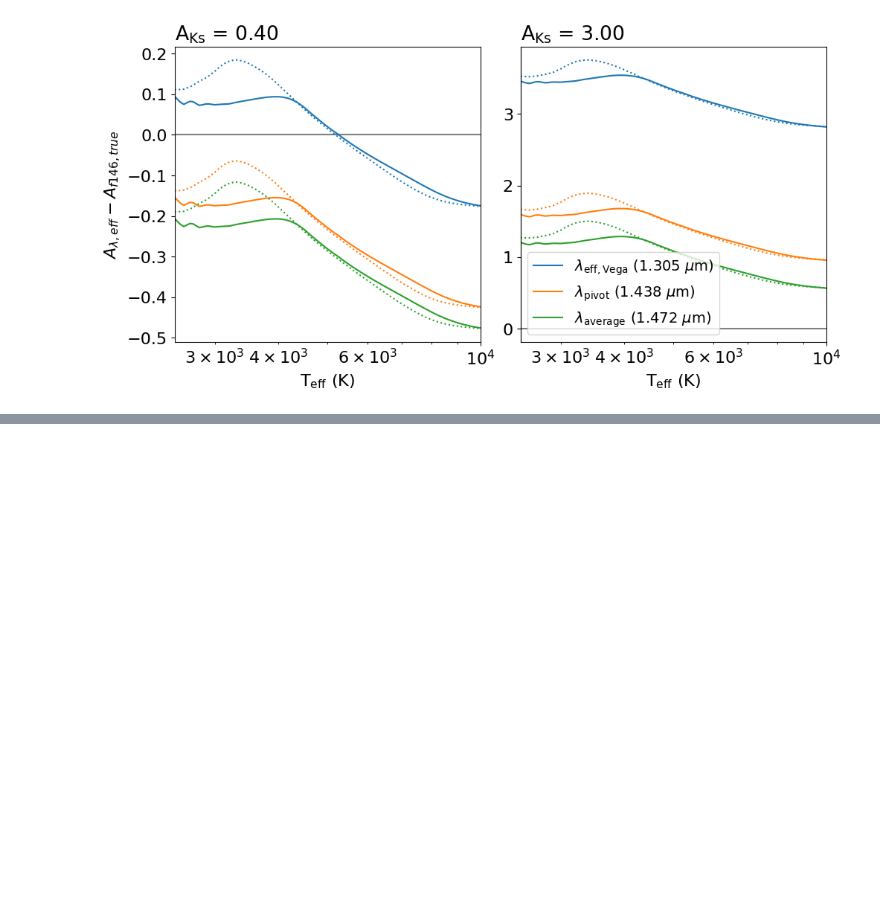
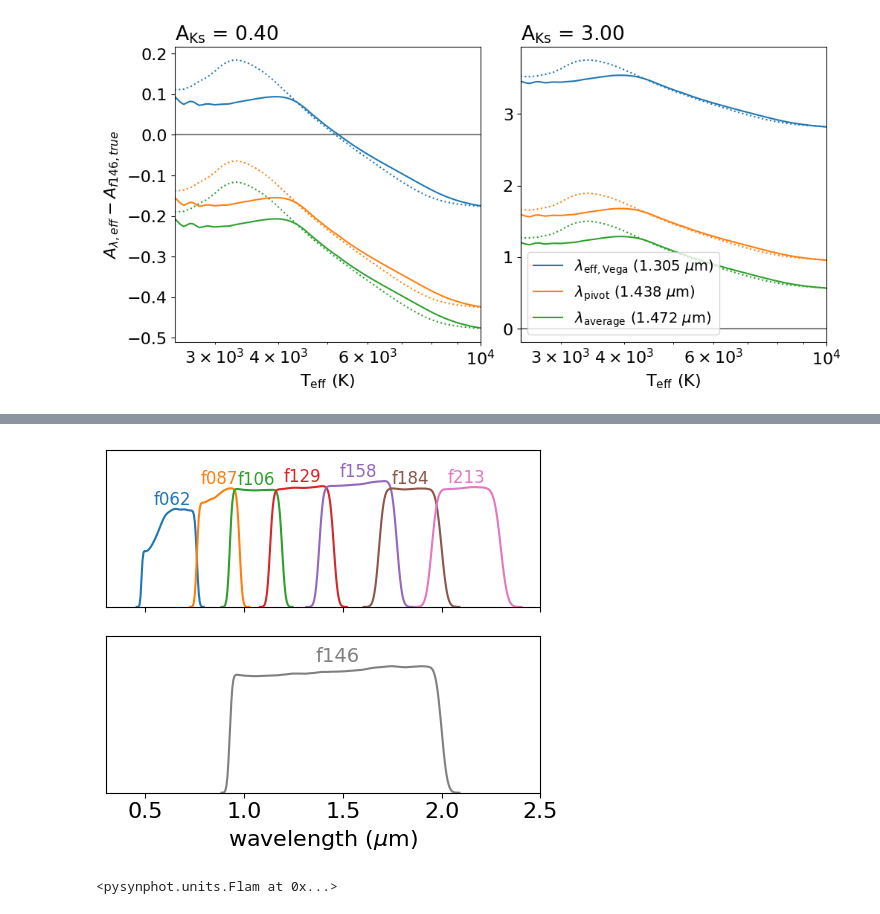
Before and after one commit to hustonm/filter_extinction, a Jupyter notebook: roman_fitting_notebooks/plot_true_roman_extinction.ipynb, the cells around one changed output, grey strips where cells are left out. Drawn from its saved outputs; the diff is of its cells as text; code cells hidden in the pictures; blank space fills up the shorter version.

Commit message:
add spectrum plots

```diff
--- a/roman_fitting_notebooks/plot_true_roman_extinction.ipynb
+++ b/roman_fitting_notebooks/plot_true_roman_extinction.ipynb
@@ -170,0 +201,6 @@ saving figure
+# %%
+filts = ['f062','f087','f106','f129','f158','f184','f213','f146']
+filt_avgs = [get_avg_lam(flt) for flt in filts]
+Afiltavg_AKs = red_law.SODC(np.array(filt_avgs)*1e-4,1)
+Afilteff_AKs = red_law.SODC(np.array([get_eff_lam(flt) for flt in filts])*1e-4,1)
+Afiltpiv_AKs = red_law.SODC(np.array([get_piv_lam(flt) for flt in filts])*1e-4,1)
@@ -170,0 +216,28 @@ saving figure
+# %%
+fig,ax = plt.subplots(nrows=2,ncols=1,sharex=True, figsize=(5,4.5))#,gridspec_kw={"hspace":0.1})
+j=0
+# for i,flt_str in enumerate(['Z','Y','J','H','Ks']):
+#     flt = synthetic.get_filter_info('vista,'+flt_str)
+#     ax[0].plot(flt.wave/1e4, flt.throughput, c="C"+str([1,2,3,4,6][i]))
+#     ax[0].text(flt.pivot()/1e4, np.max(flt.throughput), flt_str, c="C"+str([1,2,3,4,6][i]),
+#             ha='center', va='bottom', fontsize=14)
+for i,flt_str in enumerate(filts[:-1]):
+    flt = get_filt(flt_str)
+    ax[0].plot(flt.wave/1e4, flt.throughput, c="C"+str(i))
+    ax[0].text(filt_avgs[i]/1e4, np.max(flt.throughput), flt_str, c="C"+str(i),
+            ha='center', va='bottom', fontsize=12)
+flt = get_filt('F146')
+ax[1].plot(flt.wave/1e4, flt.throughput, c="gray")
+ax[1].text(filt_avgs[-1]/1e4, np.max(flt.throughput), "f146", c="gray",
+            ha='center', va='bottom', fontsize=14)
+
+ax[1].set_xlabel(r'wavelength ($\mu$m)')
+ax[0].set_ylim(0,0.85)
+ax[1].set_ylim(0,0.85)
+ax[0].set_xlim(0.3,2.5)
+for axi in ax:
+    axi.set_yticks([])
+fig.tight_layout()
+fig.savefig('figures/roman_filters_only.pdf')
+# %% [output]
+[figure, added]
@@ -170,0 +247,4 @@ saving figure
+# %%
+spec1.fluxunits
+# %% [output]
+<pysynphot.units.Flam at 0x...>
```
Also changed, not shown: parts of 9 cells of this notebook.
